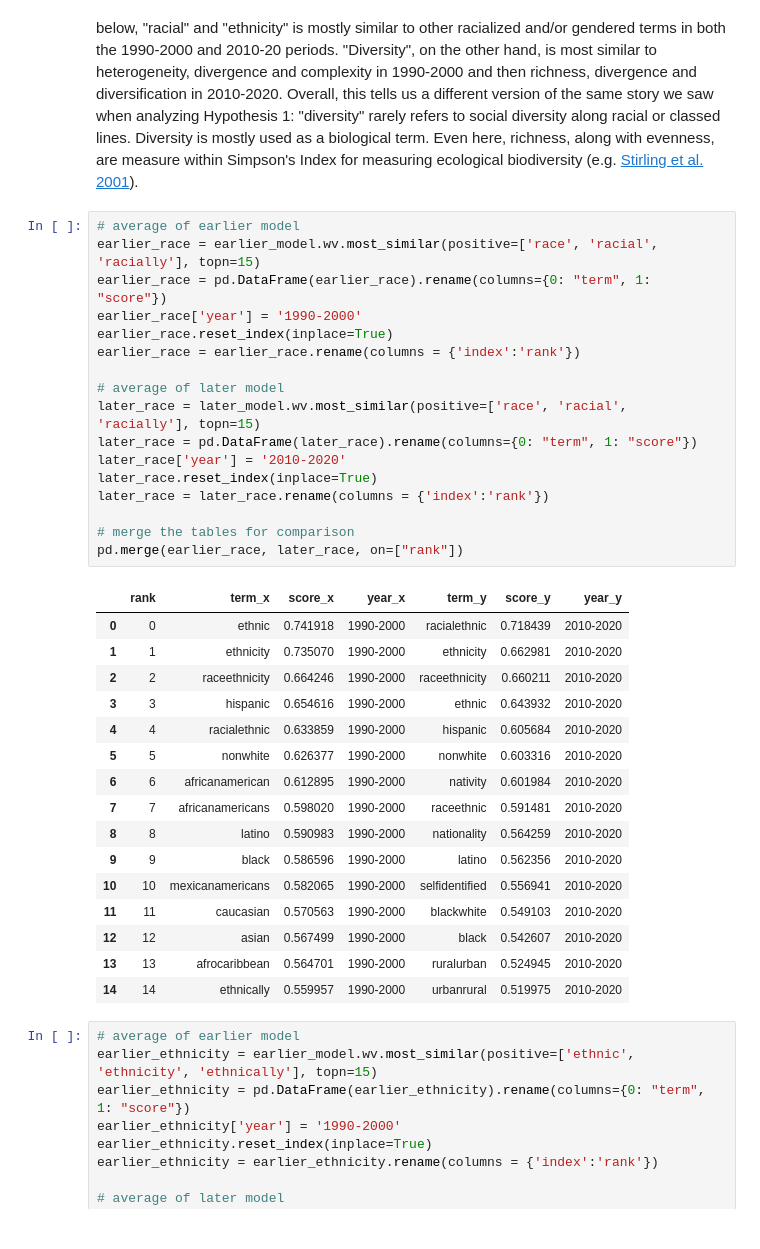
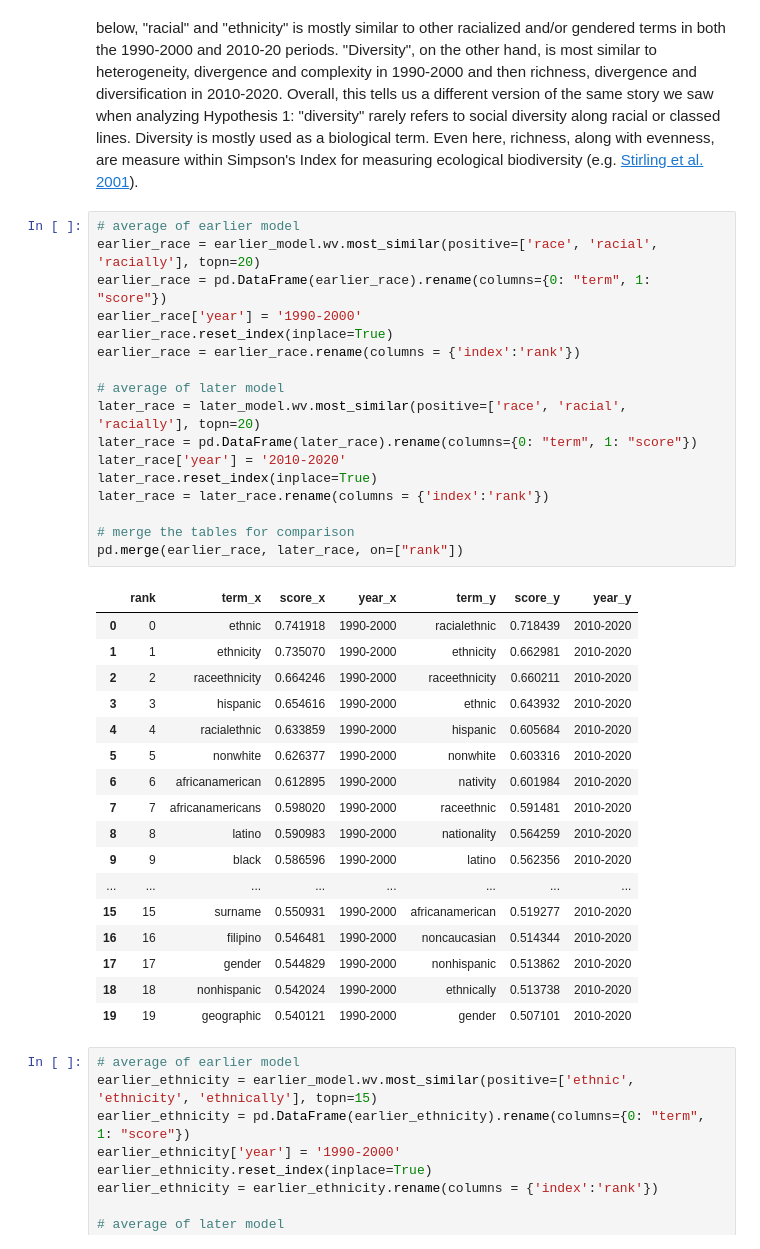
Before and after one commit to brandonleekramer/diversity, a Jupyter notebook: src/03_word_embeddings/02_w2v_results.ipynb, the cells around one changed output. Drawn from its saved outputs; the diff is of its cells as text.

```diff
--- a/src/03_word_embeddings/02_w2v_results.ipynb
+++ b/src/03_word_embeddings/02_w2v_results.ipynb
@@ -42,38 +42,39 @@ later_model = Word2Vec.load("word2vec_2010_2020.bin")
 **What words are most similar to "racial," "ethnicity", and "diversity"?** As we can see below, "racial" and "ethnicity" is mostly similar to other racialized and/or gendered terms in both the 1990-2000 and 2010-20 periods. "Diversity", on the other hand, is most similar to heterogeneity, divergence and complexity in 1990-2000 and then richness, divergence and diversification in 2010-2020. Overall, this tells us a different version of the same story we saw when analyzing Hypothesis 1: "diversity" rarely refers to social diversity along racial or classed lines. Diversity is mostly used as a biological term. Even here, richness, along with evenness, are measure within Simpson's Index for measuring ecological biodiversity (e.g. [Stirling et al. 2001](https://www.journals.uchicago.edu/doi/abs/10.1086/321317?casa_token=Fb4sojZm9XgAAAAA:BV-t4e5f3SZ05gTJZRUydcQvHTYg47f1qRu51CixgF-b_HnGVXuPQFaqf_Lp88Tvy51Gnp7iw4yG)).
 # %%
 # average of earlier model
-earlier_race = earlier_model.wv.most_similar(positive=['race', 'racial', 'racially'], topn=15)
+earlier_race = earlier_model.wv.most_similar(positive=['race', 'racial', 'racially'], topn=20)
 earlier_race = pd.DataFrame(earlier_race).rename(columns={0: "term", 1: "score"})
 earlier_race['year'] = '1990-2000'
 earlier_race.reset_index(inplace=True)
 earlier_race = earlier_race.rename(columns = {'index':'rank'})
 
 # average of later model
-later_race = later_model.wv.most_similar(positive=['race', 'racial', 'racially'], topn=15)
+later_race = later_model.wv.most_similar(positive=['race', 'racial', 'racially'], topn=20)
 later_race = pd.DataFrame(later_race).rename(columns={0: "term", 1: "score"})
 later_race['year'] = '2010-2020'
 later_race.reset_index(inplace=True)
 later_race = later_race.rename(columns = {'index':'rank'})
 
 # merge the tables for comparison
 pd.merge(earlier_race, later_race, on=["rank"])
 # %% [output]
 |  | rank | term_x | score_x | year_x | term_y | score_y | year_y |
 | 0 | 0 | ethnic | 0.741918 | 1990-2000 | racialethnic | 0.718439 | 2010-2020 |
 | 1 | 1 | ethnicity | 0.735070 | 1990-2000 | ethnicity | 0.662981 | 2010-2020 |
 | 2 | 2 | raceethnicity | 0.664246 | 1990-2000 | raceethnicity | 0.660211 | 2010-2020 |
 | 3 | 3 | hispanic | 0.654616 | 1990-2000 | ethnic | 0.643932 | 2010-2020 |
 | 4 | 4 | racialethnic | 0.633859 | 1990-2000 | hispanic | 0.605684 | 2010-2020 |
 | 5 | 5 | nonwhite | 0.626377 | 1990-2000 | nonwhite | 0.603316 | 2010-2020 |
 | 6 | 6 | africanamerican | 0.612895 | 1990-2000 | nativity | 0.601984 | 2010-2020 |
 | 7 | 7 | africanamericans | 0.598020 | 1990-2000 | raceethnic | 0.591481 | 2010-2020 |
 | 8 | 8 | latino | 0.590983 | 1990-2000 | nationality | 0.564259 | 2010-2020 |
 | 9 | 9 | black | 0.586596 | 1990-2000 | latino | 0.562356 | 2010-2020 |
-| 10 | 10 | mexicanamericans | 0.582065 | 1990-2000 | selfidentified | 0.556941 | 2010-2020 |
-| 11 | 11 | caucasian | 0.570563 | 1990-2000 | blackwhite | 0.549103 | 2010-2020 |
-| 12 | 12 | asian | 0.567499 | 1990-2000 | black | 0.542607 | 2010-2020 |
-| 13 | 13 | afrocaribbean | 0.564701 | 1990-2000 | ruralurban | 0.524945 | 2010-2020 |
-| 14 | 14 | ethnically | 0.559957 | 1990-2000 | urbanrural | 0.519975 | 2010-2020 |
+| ... | ... | ... | ... | ... | ... | ... | ... |
+| 15 | 15 | surname | 0.550931 | 1990-2000 | africanamerican | 0.519277 | 2010-2020 |
+| 16 | 16 | filipino | 0.546481 | 1990-2000 | noncaucasian | 0.514344 | 2010-2020 |
+| 17 | 17 | gender | 0.544829 | 1990-2000 | nonhispanic | 0.513862 | 2010-2020 |
+| 18 | 18 | nonhispanic | 0.542024 | 1990-2000 | ethnically | 0.513738 | 2010-2020 |
+| 19 | 19 | geographic | 0.540121 | 1990-2000 | gender | 0.507101 | 2010-2020 |
 # %%
 # average of earlier model
 earlier_ethnicity = earlier_model.wv.most_similar(positive=['ethnic', 'ethnicity', 'ethnically'], topn=15)
```
Also changed, not shown: parts of 1 cell of this notebook, 28 other files.
